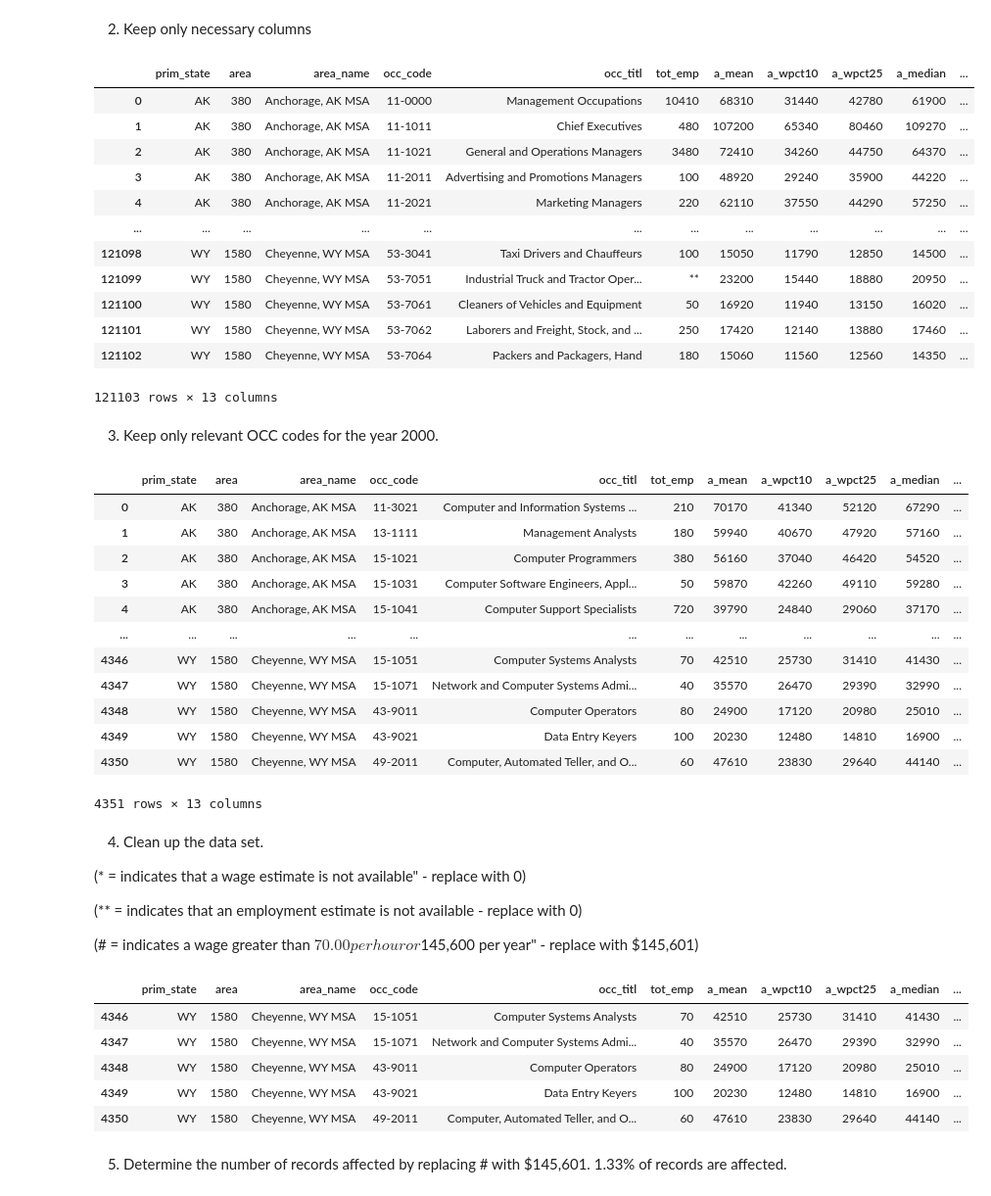
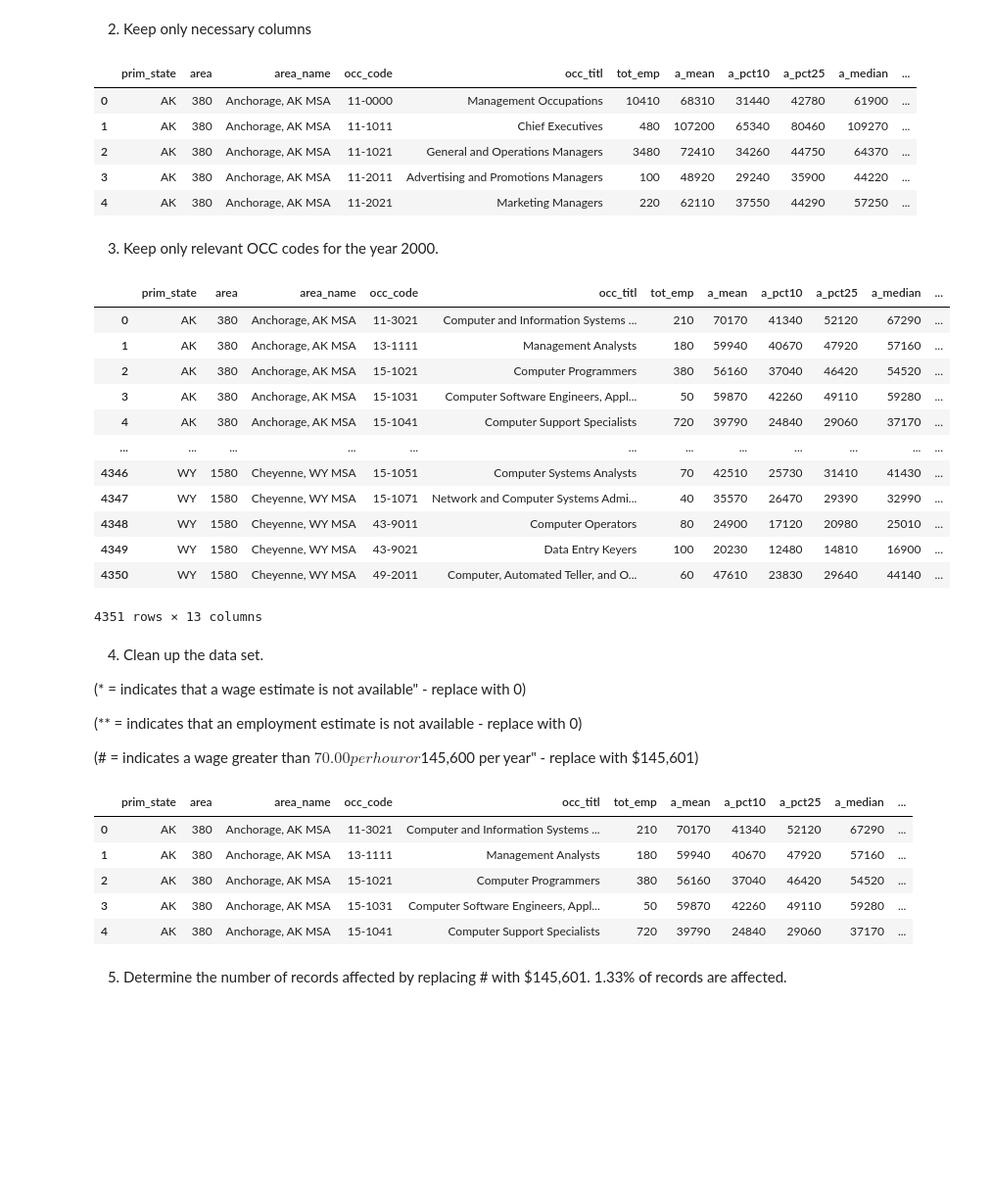
Before and after one commit to mkblake/tech-hubs-brain-drain, a Jupyter notebook: notebooks/cleaning_MSA_OEWS.ipynb, the cells around one changed output. Shown at 98% size. Cells and saved outputs as stored; diff of their text form; code cells hidden in the pictures; blank space fills up the shorter version.

Commit message:
Standardize column headers across 200 & 2010 OEWS MSA dataframes.

```diff
--- a/notebooks/cleaning_MSA_OEWS.ipynb
+++ b/notebooks/cleaning_MSA_OEWS.ipynb
@@ -90,21 +90,17 @@ memory usage: 22.2+ MB
 # %%
 commsa2000 = commsa2000[['prim_state', 'area', 'area_name', 'occ_code', 'occ_titl', 'tot_emp', 'a_mean', 'a_wpct10',
                          'a_wpct25', 'a_median', 'a_wpct75', 'a_wpct90', 'year']]
-commsa2000
+
+commsa2000 = commsa2000.rename(columns= {'a_wpct10':'a_pct10', 'a_wpct25' : 'a_pct25',
+                                         'a_wpct75': 'a_pct75', 'a_wpct90': 'a_pct90'})
+commsa2000.head()
 # %% [output]
-|  | prim_state | area | area_name | occ_code | occ_titl | tot_emp | a_mean | a_wpct10 | a_wpct25 | a_median | ... |
+|  | prim_state | area | area_name | occ_code | occ_titl | tot_emp | a_mean | a_pct10 | a_pct25 | a_median | ... |
 | 0 | AK | 380 | Anchorage, AK MSA | 11-0000 | Management Occupations | 10410 | 68310 | 31440 | 42780 | 61900 | ... |
 | 1 | AK | 380 | Anchorage, AK MSA | 11-1011 | Chief Executives | 480 | 107200 | 65340 | 80460 | 109270 | ... |
 | 2 | AK | 380 | Anchorage, AK MSA | 11-1021 | General and Operations Managers | 3480 | 72410 | 34260 | 44750 | 64370 | ... |
 | 3 | AK | 380 | Anchorage, AK MSA | 11-2011 | Advertising and Promotions Managers | 100 | 48920 | 29240 | 35900 | 44220 | ... |
 | 4 | AK | 380 | Anchorage, AK MSA | 11-2021 | Marketing Managers | 220 | 62110 | 37550 | 44290 | 57250 | ... |
-| ... | ... | ... | ... | ... | ... | ... | ... | ... | ... | ... | ... |
-| 121098 | WY | 1580 | Cheyenne, WY MSA | 53-3041 | Taxi Drivers and Chauffeurs | 100 | 15050 | 11790 | 12850 | 14500 | ... |
-| 121099 | WY | 1580 | Cheyenne, WY MSA | 53-7051 | Industrial Truck and Tractor Oper... | ** | 23200 | 15440 | 18880 | 20950 | ... |
-| 121100 | WY | 1580 | Cheyenne, WY MSA | 53-7061 | Cleaners of Vehicles and Equipment | 50 | 16920 | 11940 | 13150 | 16020 | ... |
-| 121101 | WY | 1580 | Cheyenne, WY MSA | 53-7062 | Laborers and Freight, Stock, and ... | 250 | 17420 | 12140 | 13880 | 17460 | ... |
-| 121102 | WY | 1580 | Cheyenne, WY MSA | 53-7064 | Packers and Packagers, Hand | 180 | 15060 | 11560 | 12560 | 14350 | ... |
-121103 rows × 13 columns
 # %% [markdown]
 3. Keep only relevant OCC codes for the year 2000.
 # %%
@@ -115,7 +111,7 @@ occ_codes_2000 = ['11-3021', '13-1081', '13-1111', '15-1011', '15-1021', '15-103
 commsa2000 = commsa2000.loc[commsa2000.occ_code.isin(occ_codes_2000)].reset_index(drop=True)
 commsa2000
 # %% [output]
-|  | prim_state | area | area_name | occ_code | occ_titl | tot_emp | a_mean | a_wpct10 | a_wpct25 | a_median | ... |
+|  | prim_state | area | area_name | occ_code | occ_titl | tot_emp | a_mean | a_pct10 | a_pct25 | a_median | ... |
 | 0 | AK | 380 | Anchorage, AK MSA | 11-3021 | Computer and Information Systems ... | 210 | 70170 | 41340 | 52120 | 67290 | ... |
 | 1 | AK | 380 | Anchorage, AK MSA | 13-1111 | Management Analysts | 180 | 59940 | 40670 | 47920 | 57160 | ... |
 | 2 | AK | 380 | Anchorage, AK MSA | 15-1021 | Computer Programmers | 380 | 56160 | 37040 | 46420 | 54520 | ... |
@@ -141,14 +137,14 @@ bad = ['*', '**', '#']
 good = [0, 0, 145601]
 # %%
 commsa2000 = commsa2000.replace(to_replace=bad, value=good)
-commsa2000.tail()
+commsa2000.head()
 # %% [output]
-|  | prim_state | area | area_name | occ_code | occ_titl | tot_emp | a_mean | a_wpct10 | a_wpct25 | a_median | ... |
-| 4346 | WY | 1580 | Cheyenne, WY MSA | 15-1051 | Computer Systems Analysts | 70 | 42510 | 25730 | 31410 | 41430 | ... |
-| 4347 | WY | 1580 | Cheyenne, WY MSA | 15-1071 | Network and Computer Systems Admi... | 40 | 35570 | 26470 | 29390 | 32990 | ... |
-| 4348 | WY | 1580 | Cheyenne, WY MSA | 43-9011 | Computer Operators | 80 | 24900 | 17120 | 20980 | 25010 | ... |
-| 4349 | WY | 1580 | Cheyenne, WY MSA | 43-9021 | Data Entry Keyers | 100 | 20230 | 12480 | 14810 | 16900 | ... |
-| 4350 | WY | 1580 | Cheyenne, WY MSA | 49-2011 | Computer, Automated Teller, and O... | 60 | 47610 | 23830 | 29640 | 44140 | ... |
+|  | prim_state | area | area_name | occ_code | occ_titl | tot_emp | a_mean | a_pct10 | a_pct25 | a_median | ... |
+| 0 | AK | 380 | Anchorage, AK MSA | 11-3021 | Computer and Information Systems ... | 210 | 70170 | 41340 | 52120 | 67290 | ... |
+| 1 | AK | 380 | Anchorage, AK MSA | 13-1111 | Management Analysts | 180 | 59940 | 40670 | 47920 | 57160 | ... |
+| 2 | AK | 380 | Anchorage, AK MSA | 15-1021 | Computer Programmers | 380 | 56160 | 37040 | 46420 | 54520 | ... |
+| 3 | AK | 380 | Anchorage, AK MSA | 15-1031 | Computer Software Engineers, Appl... | 50 | 59870 | 42260 | 49110 | 59280 | ... |
+| 4 | AK | 380 | Anchorage, AK MSA | 15-1041 | Computer Support Specialists | 720 | 39790 | 24840 | 29060 | 37170 | ... |
 # %% [markdown]
 5. Determine the number of records affected by replacing # with $145,601. 1.33% of records are affected.
 # %%
```
Also changed, not shown: parts of 4 cells of this notebook.
